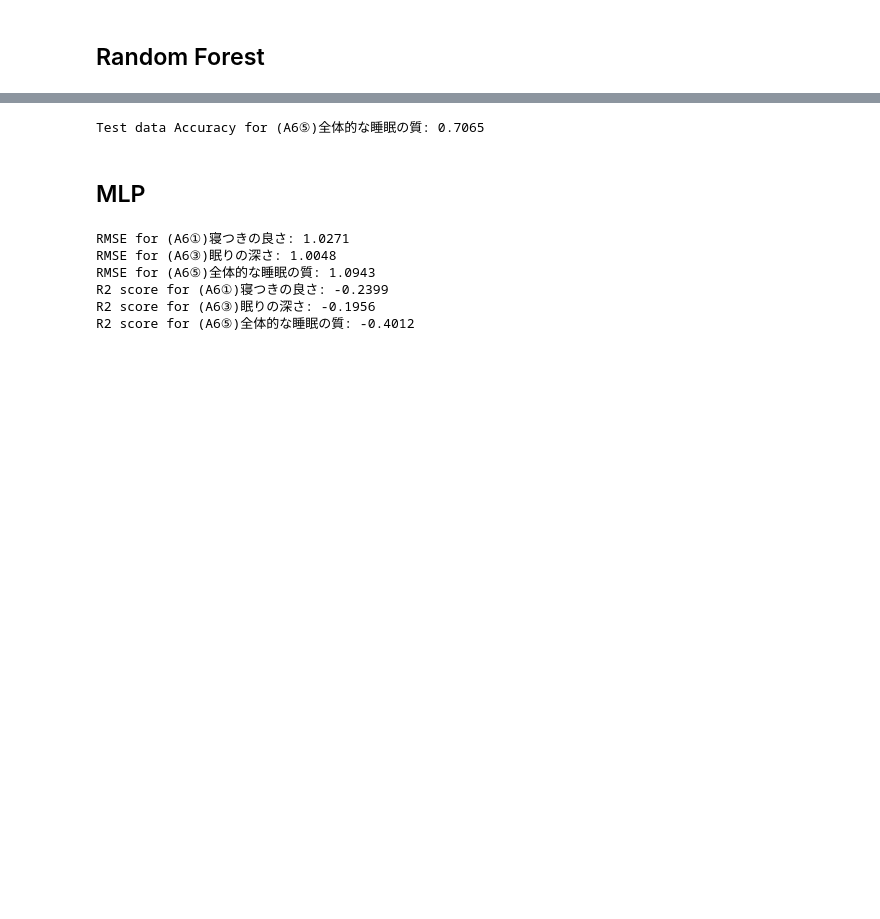
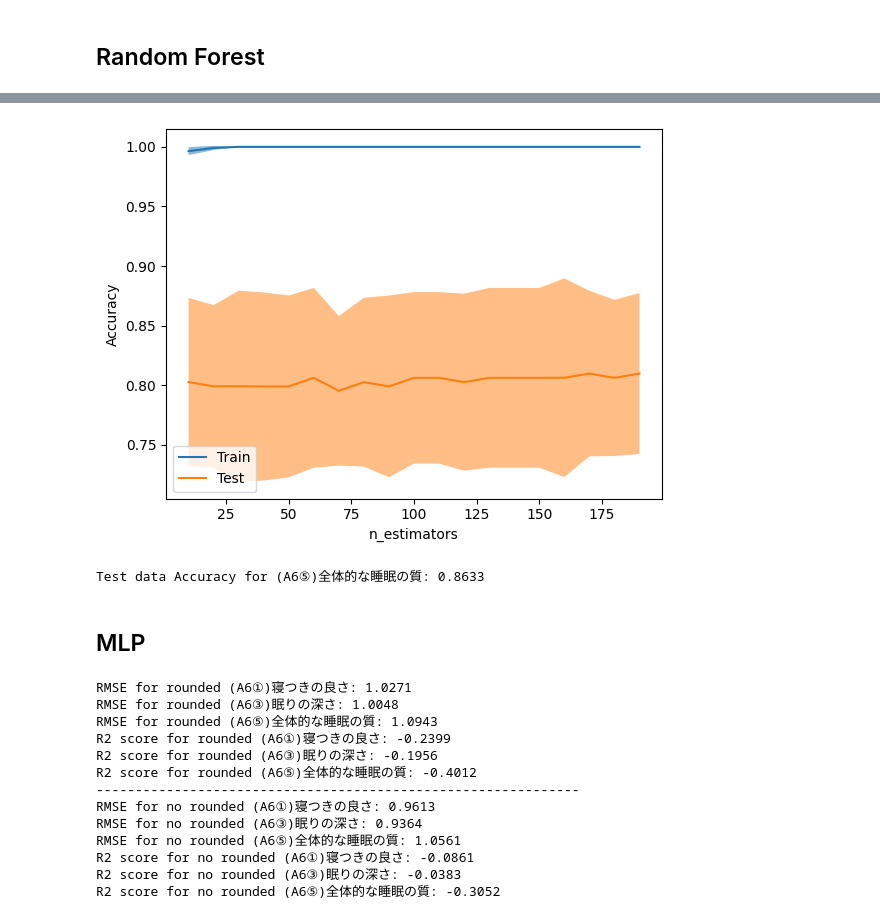
Before and after one commit to hoyyul/SoundEEG_CrossModalKnowledgeDistillation, a Jupyter notebook: psg_questionnaire.ipynb, the cells around one changed output, grey strips where cells are left out. Saved outputs shown, nothing was run; the diff lists cells and outputs as text; code cells hidden in the pictures; blank space fills up the shorter version.

```diff
--- a/psg_questionnaire.ipynb
+++ b/psg_questionnaire.ipynb
@@ -374,13 +482,33 @@ R2 score for (A6⑤)全体的な睡眠の質: -0.1702
+# %%
+param_range = np.arange(10, 200, 10)
+
+
+train_scores, test_scores = validation_curve(
+    RandomForestClassifier(max_depth=15, random_state=0), X_filtered, y3_filtered,
+    param_name="n_estimators", param_range=param_range
+)
+
+
+display = ValidationCurveDisplay(
+     param_name="n_estimators", param_range=param_range,
+     train_scores=train_scores, test_scores=test_scores, score_name="Accuracy"
+)
+
+
+display.plot()
+plt.show()
+# %% [output]
+[figure, added]
 # %%
 loo = LeaveOneOut()
-forest = RandomForestClassifier(max_depth=3, n_estimators=100,random_state=0).fit(X_filtered, y3_filtered)
+forest = RandomForestClassifier(max_depth=15, n_estimators=60,random_state=0).fit(X_filtered, y3_filtered)
 scores = cross_validate(forest, X_filtered, y3_filtered, cv=loo, return_train_score=True)
 
 average_test_score = scores['test_score'].mean()
 
 print("Test data Accuracy for (A6⑤)全体的な睡眠の質: {:.4f}".format(average_test_score))
 # %% [output]
-Test data Accuracy for (A6⑤)全体的な睡眠の質: 0.7065
+Test data Accuracy for (A6⑤)全体的な睡眠の質: 0.8633
 # %% [markdown]
 ## MLP
 # %%
@@ -432,16 +560,37 @@ rmse3 = mean_squared_error(true_values3, rounded_predictions3, squared=False)
 r2_1 = r2_score(true_values1, rounded_predictions1)
 r2_2 = r2_score(true_values2, rounded_predictions2)
 r2_3 = r2_score(true_values3, rounded_predictions3)
-print("RMSE for (A6①)寝つきの良さ: {:.4f}".format(rmse1))
-print("RMSE for (A6③)眠りの深さ: {:.4f}".format(rmse2))
-print("RMSE for (A6⑤)全体的な睡眠の質: {:.4f}".format(rmse3))
-print("R2 score for (A6①)寝つきの良さ: {:.4f}".format(r2_1))
-print("R2 score for (A6③)眠りの深さ: {:.4f}".format(r2_2))
-print("R2 score for (A6⑤)全体的な睡眠の質: {:.4f}".format(r2_3))
+print("RMSE for rounded (A6①)寝つきの良さ: {:.4f}".format(rmse1))
+print("RMSE for rounded (A6③)眠りの深さ: {:.4f}".format(rmse2))
+print("RMSE for rounded (A6⑤)全体的な睡眠の質: {:.4f}".format(rmse3))
+print("R2 score for rounded (A6①)寝つきの良さ: {:.4f}".format(r2_1))
+print("R2 score for rounded (A6③)眠りの深さ: {:.4f}".format(r2_2))
+print("R2 score for rounded (A6⑤)全体的な睡眠の質: {:.4f}".format(r2_3))
+print("--------------------------------------------------------------")
+
+rmse1 = mean_squared_error(true_values1, predictions1, squared=False)
+rmse2 = mean_squared_error(true_values2, predictions2, squared=False)
+rmse3 = mean_squared_error(true_values3, predictions3, squared=False)
+r2_1 = r2_score(true_values1, predictions1)
+r2_2 = r2_score(true_values2, predictions2)
+r2_3 = r2_score(true_values3, predictions3)
+print("RMSE for no rounded (A6①)寝つきの良さ: {:.4f}".format(rmse1))
+print("RMSE for no rounded (A6③)眠りの深さ: {:.4f}".format(rmse2))
+print("RMSE for no rounded (A6⑤)全体的な睡眠の質: {:.4f}".format(rmse3))
+print("R2 score for no rounded (A6①)寝つきの良さ: {:.4f}".format(r2_1))
+print("R2 score for no rounded (A6③)眠りの深さ: {:.4f}".format(r2_2))
+print("R2 score for no rounded (A6⑤)全体的な睡眠の質: {:.4f}".format(r2_3))
 # %% [output]
-RMSE for (A6①)寝つきの良さ: 1.0271
-RMSE for (A6③)眠りの深さ: 1.0048
-RMSE for (A6⑤)全体的な睡眠の質: 1.0943
-R2 score for (A6①)寝つきの良さ: -0.2399
-R2 score for (A6③)眠りの深さ: -0.1956
-R2 score for (A6⑤)全体的な睡眠の質: -0.4012
+RMSE for rounded (A6①)寝つきの良さ: 1.0271
+RMSE for rounded (A6③)眠りの深さ: 1.0048
+RMSE for rounded (A6⑤)全体的な睡眠の質: 1.0943
+R2 score for rounded (A6①)寝つきの良さ: -0.2399
+R2 score for rounded (A6③)眠りの深さ: -0.1956
+R2 score for rounded (A6⑤)全体的な睡眠の質: -0.4012
+--------------------------------------------------------------
+RMSE for no rounded (A6①)寝つきの良さ: 0.9613
+RMSE for no rounded (A6③)眠りの深さ: 0.9364
+RMSE for no rounded (A6⑤)全体的な睡眠の質: 1.0561
+R2 score for no rounded (A6①)寝つきの良さ: -0.0861
+R2 score for no rounded (A6③)眠りの深さ: -0.0383
+R2 score for no rounded (A6⑤)全体的な睡眠の質: -0.3052
```
Also changed, not shown: parts of 16 cells of this notebook.
